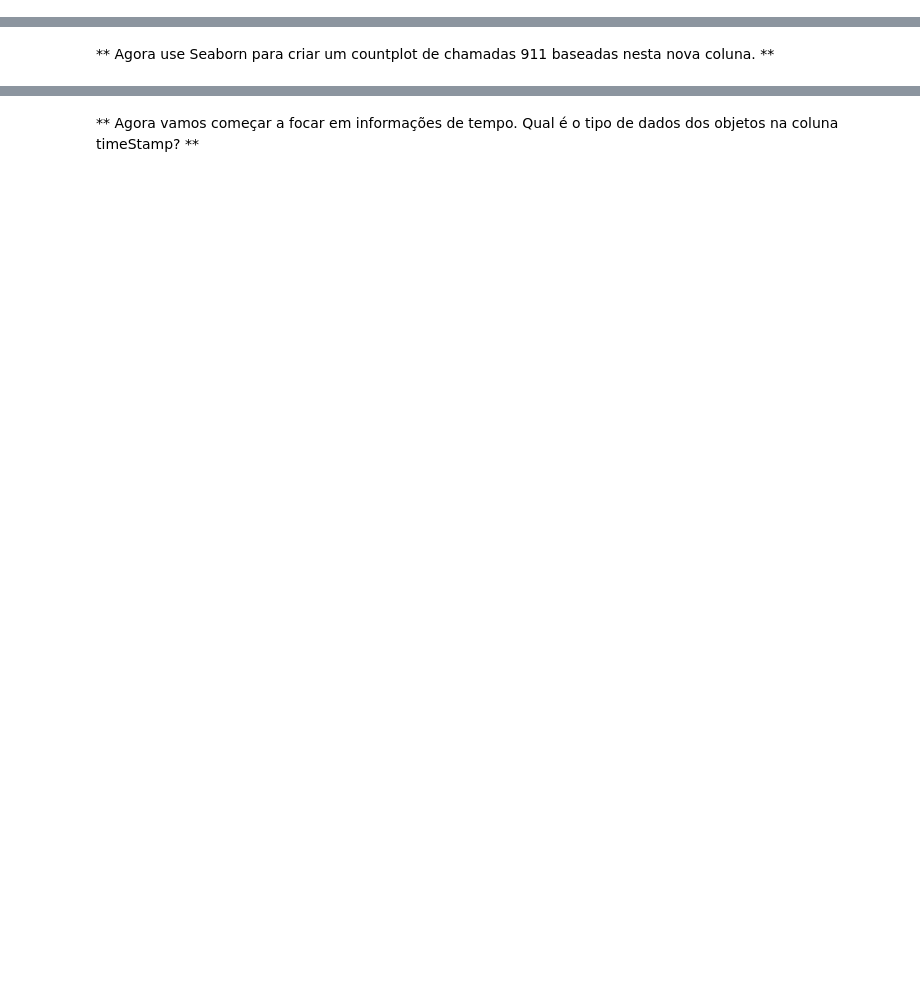
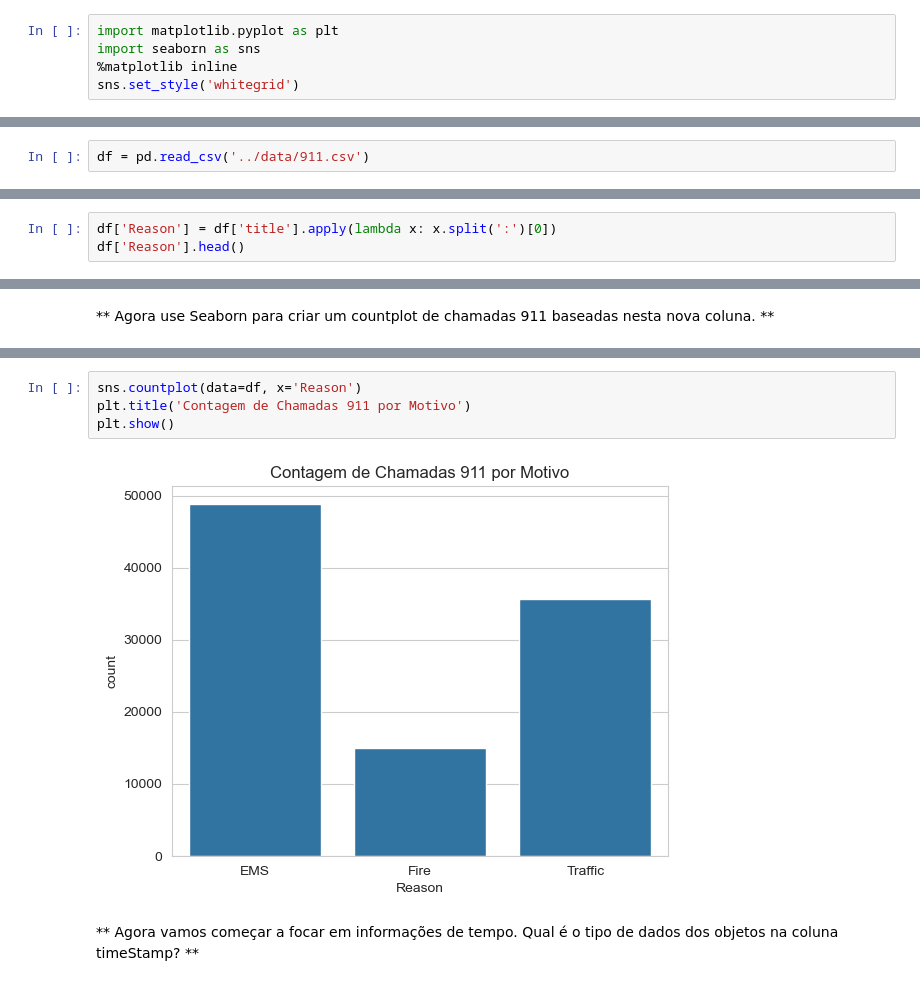
Before and after one commit to peudias/data-cleaning-preparation-cd, a Jupyter notebook: src/Projeto - Ligações para o 911.ipynb, the cells around one changed output, grey strips where cells are left out. Drawn from its saved outputs; the diff is of its cells as text; blank space fills up the shorter version.

```diff
--- a/src/Projeto - Ligações para o 911.ipynb
+++ b/src/Projeto - Ligações para o 911.ipynb
@@ -21,6 +24,13 @@ Simplesmente acompanhe este notebook e tente completar as instruções ou respon
 # %% [markdown]
 ** Importe as bibliotecas de visualização e configure% matplotlib inline. **
+# %%
+import matplotlib.pyplot as plt
+import seaborn as sns
+%matplotlib inline
+sns.set_style('whitegrid')
 # %% [markdown]
 ** Leia o arquivo csv como um dataframe chamado df **
+# %%
+df = pd.read_csv('../data/911.csv')
 # %% [markdown]
 ** Verifique a info() do df **
@@ -81,3 +100,6 @@ Name: twp, dtype: int64
 ** Na coluna "title" existem "Razões / Departamentos" especificados antes do código do título. Estes são "EMS", "Fire" e "Traffic". Use .apply () com uma expressão lambda personalizada para criar uma nova coluna chamada "Razão" que contém esse valor de string. **
 
 ** Por exemplo, se o valor da coluna do título for EMS: BACK PAINS / BLESSOR, o valor da coluna Reason seria EMS. **
+# %%
+df['Reason'] = df['title'].apply(lambda x: x.split(':')[0])
+df['Reason'].head()
@@ -98,2 +125,8 @@ Name: Reason, dtype: int64
+# %%
+sns.countplot(data=df, x='Reason')
+plt.title('Contagem de Chamadas 911 por Motivo')
+plt.show()
+# %% [output]
+[figure, added]
 # %% [markdown]
 ** Agora vamos começar a focar em informações de tempo. Qual é o tipo de dados dos objetos na coluna timeStamp? **
```
Also changed, not shown: parts of 47 cells of this notebook.
